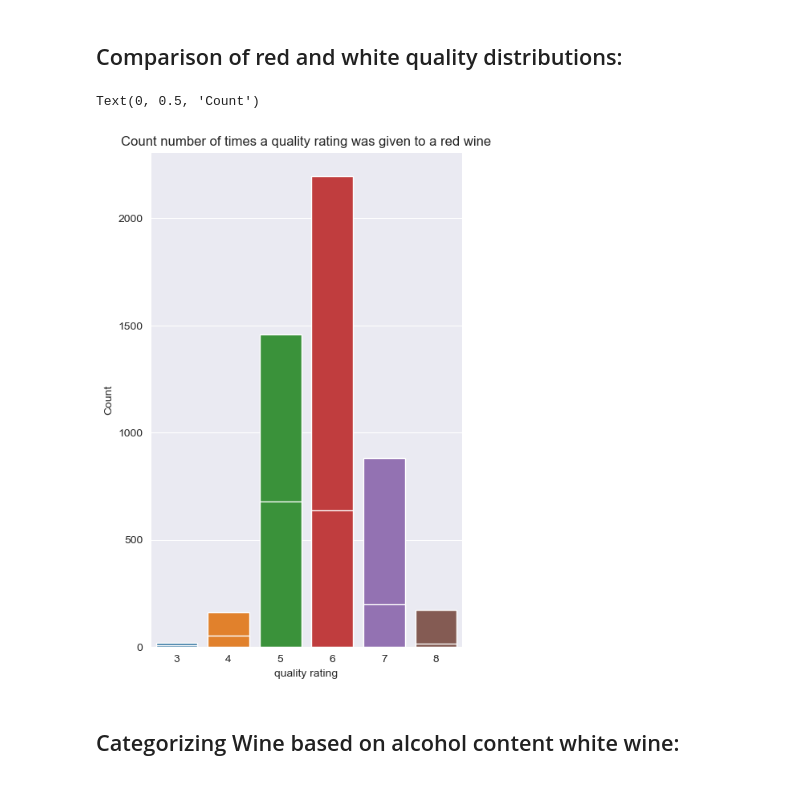
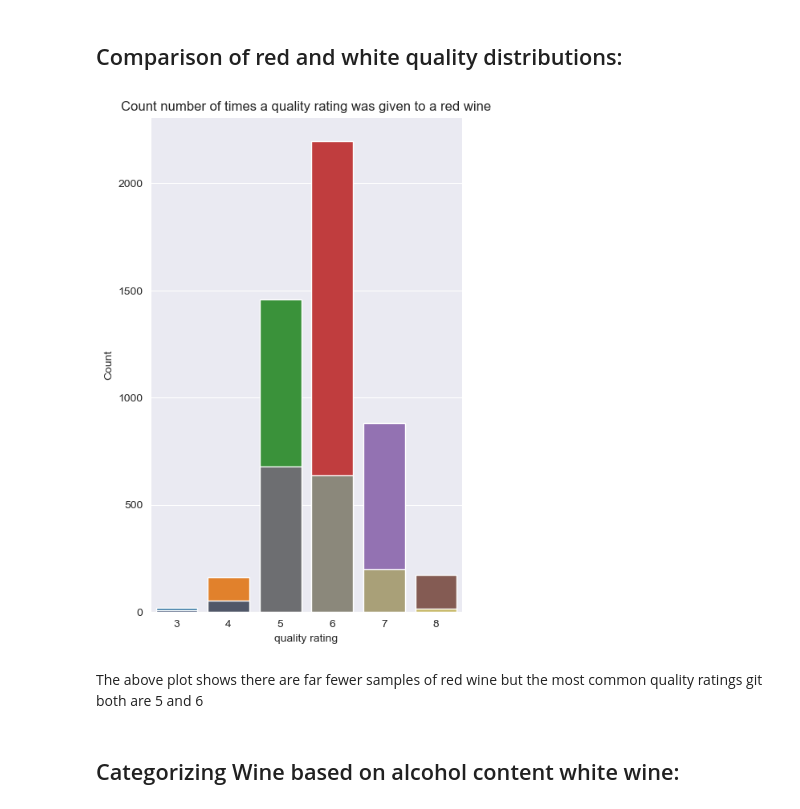
Before and after one commit to craig-lilley/Wine_Project, a Jupyter notebook: Wine Project/wineproject.ipynb, the cells around one changed output. Drawn from its saved outputs; the diff is of its cells as text; code cells hidden in the pictures.

```diff
--- a/Wine Project/wineproject.ipynb
+++ b/Wine Project/wineproject.ipynb
@@ -84,15 +84,16 @@ The above plot shows that 5 and 6 are by far the most commonly given quality rat
 # %%
 plt.figure(figsize = (5,8))
 sns.countplot(x = "quality", data = white_dataset)
-sns.countplot(x = "quality", data = red_dataset)
+sns.countplot(x = "quality", data = red_dataset, palette="cividis")
 plt.title("Count number of times a quality rating was given to a red wine")
 plt.xlabel("quality rating")
 plt.ylabel("Count")
 plt.show()
 plt.close()
 # %% [output]
-Text(0, 0.5, 'Count')
-[figure, old version]
+[figure, new version]
+# %% [markdown]
+The above plot shows there are far fewer samples of red wine but the most common quality ratings git both are 5 and 6
 # %% [markdown]
 ## Categorizing Wine based on alcohol content white wine:
 # %%
```
Also changed, not shown: parts of 8 cells of this notebook.
